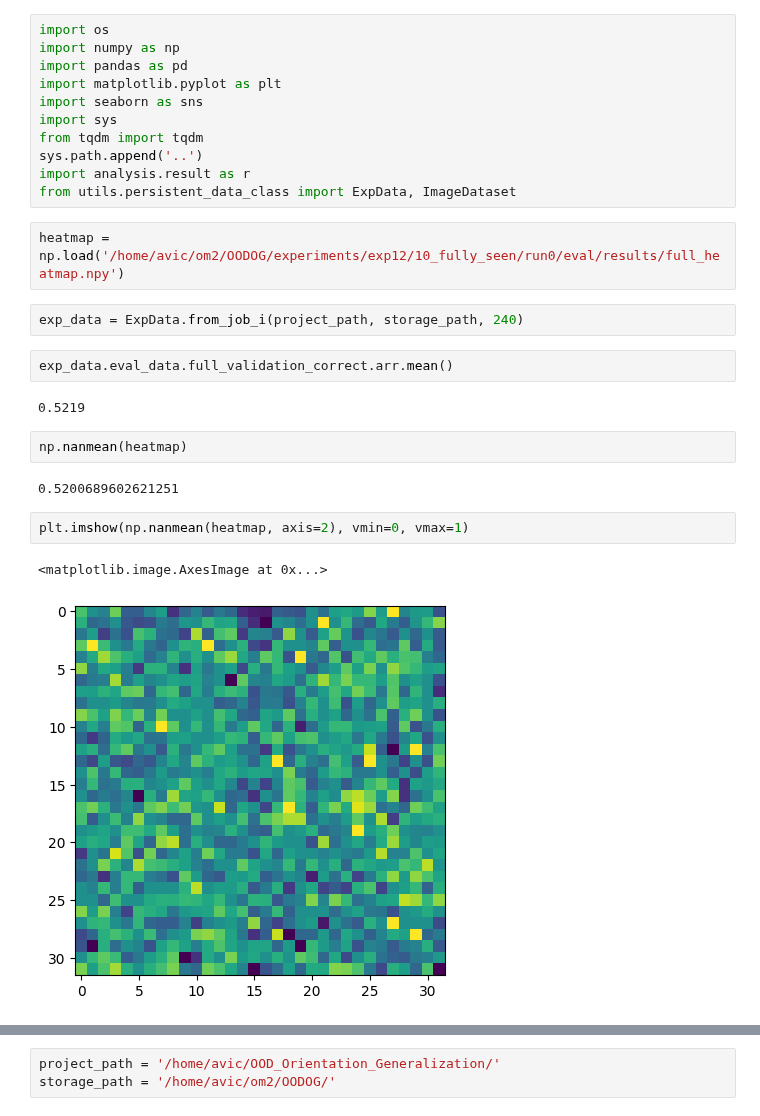
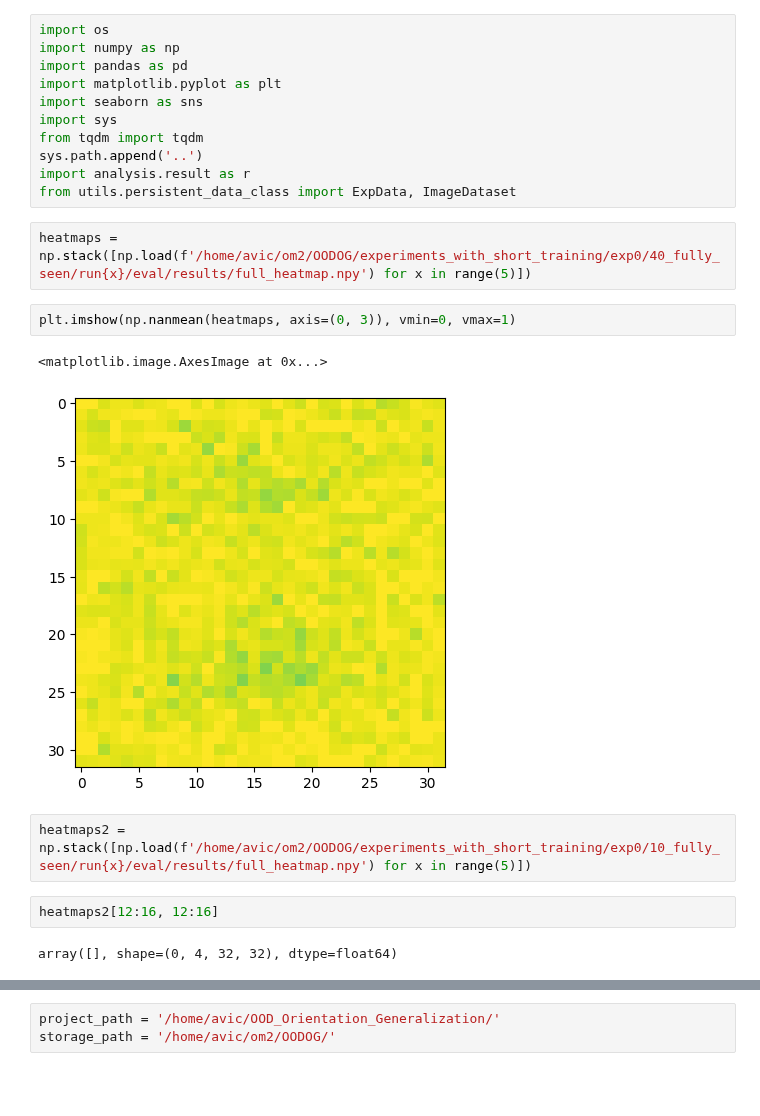
Before and after one commit to avicooper1/OOD_Orientation_Generalization, a Jupyter notebook: notebooks/analyses.ipynb, the cells around one changed output, grey strips where cells are left out. Drawn from its saved outputs; the diff is of its cells as text; blank space fills up the shorter version.

```diff
--- a/notebooks/analyses.ipynb
+++ b/notebooks/analyses.ipynb
@@ -10,19 +10,15 @@ sys.path.append('..')
 import analysis.result as r
 from utils.persistent_data_class import ExpData, ImageDataset
 # %%
-heatmap = np.load('/home/avic/om2/OODOG/experiments/exp12/10_fully_seen/run0/eval/results/full_heatmap.npy')
+heatmaps = np.stack([np.load(f'/home/avic/om2/OODOG/experiments_with_short_training/exp0/40_fully_seen/run{x}/eval/results/full_heatmap.npy') for x in range(5)])
-# %%
-exp_data = ExpData.from_job_i(project_path, storage_path, 240)
-# %%
-exp_data.eval_data.full_validation_correct.arr.mean()
-# %% [output]
-0.5219
-# %%
-np.nanmean(heatmap)
-# %% [output]
-0.5200689602621251
 # %%
-plt.imshow(np.nanmean(heatmap, axis=2), vmin=0, vmax=1)
+plt.imshow(np.nanmean(heatmaps, axis=(0, 3)), vmin=0, vmax=1)
 # %% [output]
 <matplotlib.image.AxesImage at 0x...>
-[figure, old version]
+[figure, new version]
+# %%
+heatmaps2 = np.stack([np.load(f'/home/avic/om2/OODOG/experiments_with_short_training/exp0/10_fully_seen/run{x}/eval/results/full_heatmap.npy') for x in range(5)])
+# %%
+heatmaps2[12:16, 12:16]
+# %% [output]
+array([], shape=(0, 4, 32, 32), dtype=float64)
```
Also changed, not shown: parts of 22 cells of this notebook, 9 other files.
